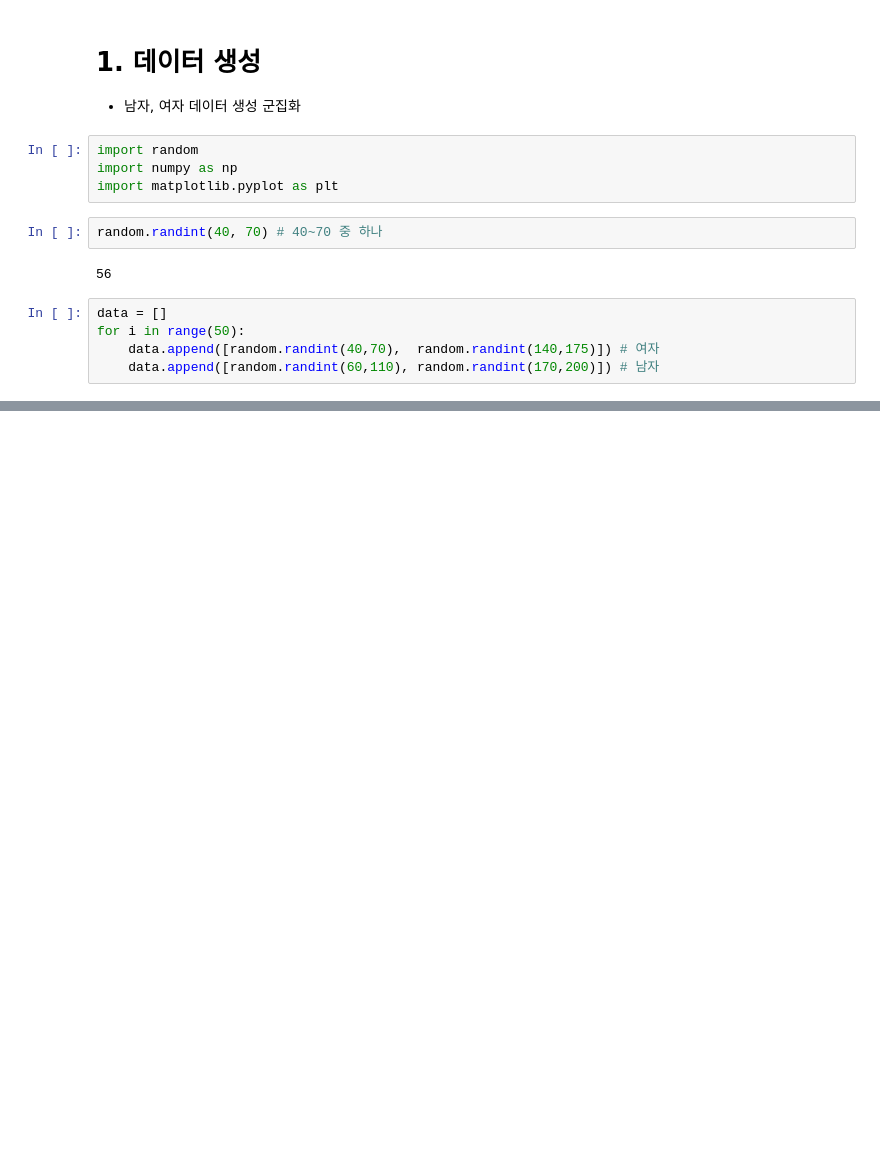
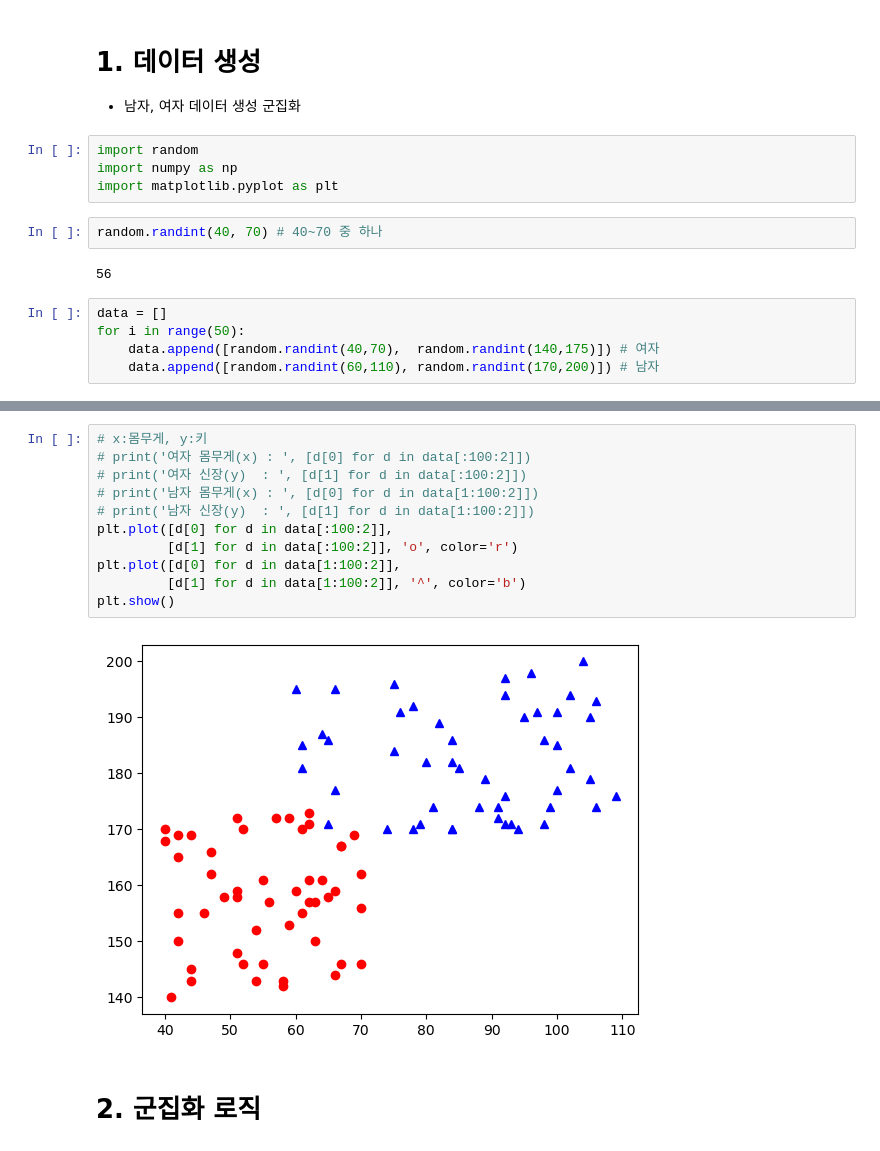
Before and after one commit to yisy0703/ai, a Jupyter notebook: source/08_DeepLearning/05_군집분석.ipynb, the cells around one changed output, grey strips where cells are left out. Drawn from its saved outputs; the diff is of its cells as text; blank space fills up the shorter version.

```diff
--- a/source/08_DeepLearning/05_군집분석.ipynb
+++ b/source/08_DeepLearning/05_군집분석.ipynb
@@ -44,0 +45,15 @@ for male in data[1:100:2]:
+# %%
+# x:몸무게, y:키
+# print('여자 몸무게(x) : ', [d[0] for d in data[:100:2]])
+# print('여자 신장(y)  : ', [d[1] for d in data[:100:2]])
+# print('남자 몸무게(x) : ', [d[0] for d in data[1:100:2]])
+# print('남자 신장(y)  : ', [d[1] for d in data[1:100:2]])
+plt.plot([d[0] for d in data[:100:2]],
+         [d[1] for d in data[:100:2]], 'o', color='r')
+plt.plot([d[0] for d in data[1:100:2]],
+         [d[1] for d in data[1:100:2]], '^', color='b')
+plt.show()
+# %% [output]
+[figure, added]
+# %% [markdown]
+# 2. 군집화 로직
```
Also changed, not shown: parts of 6 cells of this notebook.
